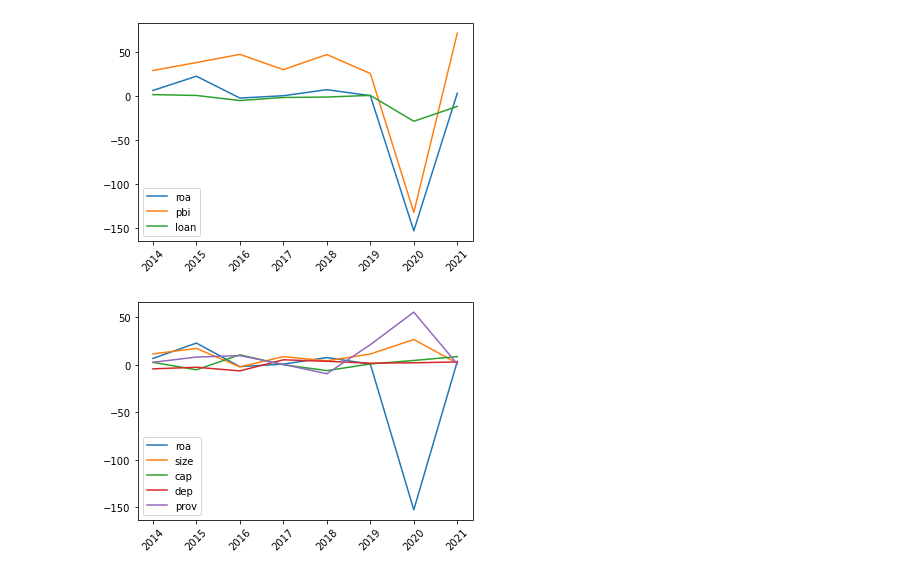
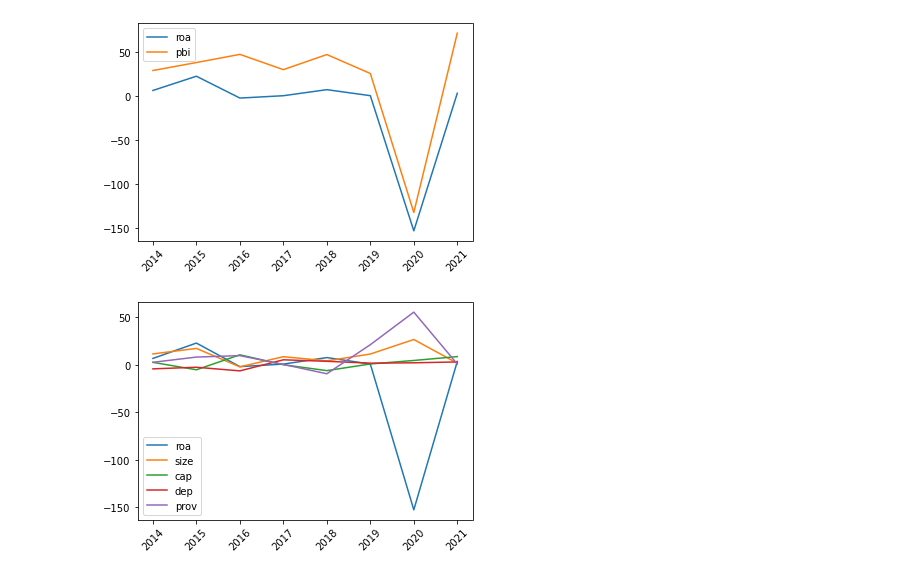
Before and after one commit to JeancarloGeldres/Analysis-Factors-Interns-, a Jupyter notebook: data/BCP_ANALYSIS.ipynb, the cells around one changed output. Cells and saved outputs as stored; diff of their text form; code cells hidden in the pictures.

```diff
--- a/data/BCP_ANALYSIS.ipynb
+++ b/data/BCP_ANALYSIS.ipynb
@@ -11,19 +11,19 @@ modelo = pd.read_csv('fourth_banks.csv',sep=',')
 # %%
 modelo_bcp = modelo[(modelo['banco']=='BCP')]
 modelo_roa_bcp = modelo_bcp.groupby(['year', 'banco']).sum().reset_index()
 
 modelo_bcp2 = modelo_roa_bcp[modelo_roa_bcp['banco'] == 'BCP']
 
 
 plt.plot(modelo_bcp2['year'], modelo_bcp2['roa'], label='roa')
 plt.plot(modelo_bcp2['year'], modelo_bcp2['pbi'], label='pbi')
-plt.plot(modelo_bcp2['year'], modelo_bcp2['loan'], label='loan')
+
 
 plt.legend()
 plt.xticks(rotation = 45)
 plt.show()
 # %% [output]
-[figure, old version]
+[figure, new version]
 # %%
 plt.plot(modelo_bcp2['year'], modelo_bcp2['roa'], label='roa')
 plt.plot(modelo_bcp2['year'], modelo_bcp2['size'], label='size')
```
Also changed, not shown: parts of 5 cells of this notebook, 4 other files.
